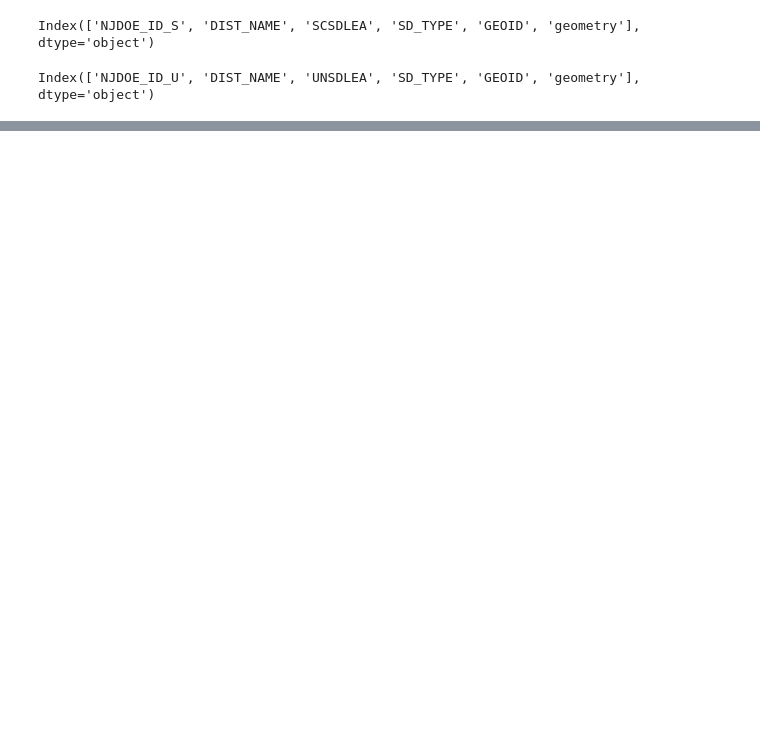
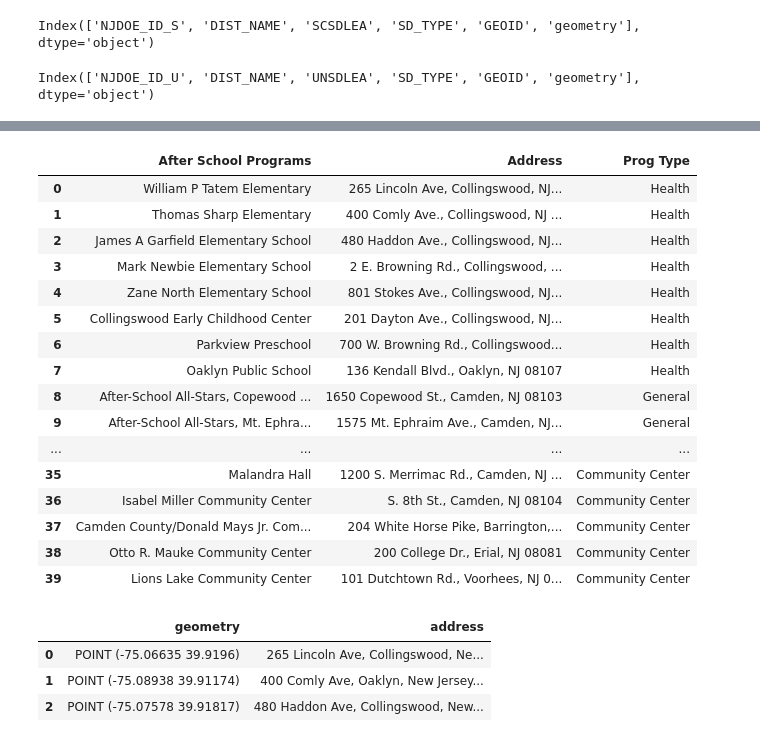
Before and after one commit to MhiyaJ/My-GIS-Stuff, a Jupyter notebook: CCHSDistrict.ipynb, the cells around one changed output, grey strips where cells are left out. Drawn from its saved outputs; the diff is of its cells as text; code cells hidden in the pictures; blank space fills up the shorter version.

```diff
--- a/CCHSDistrict.ipynb
+++ b/CCHSDistrict.ipynb
@@ -103,0 +143,2 @@ cchs.plot(column='type', legend=True, figsize=(10,10))
+# %%
+PrgXls = pd.read_excel('https://github.com/MhiyaJ/My-GIS-Stuff/raw/refs/heads/main/After%20School%20Programs.2.xlsx')
@@ -103,0 +154,34 @@ cchs.plot(column='type', legend=True, figsize=(10,10))
+# %%
+#Rename columns and separated program types
+PrgXls = PrgXls.rename(columns={'Unnamed: 2': 'Prog Type'})
+PrgXls
+# %% [output]
+|  | After School Programs | Address | Prog Type |
+| 0 | William P Tatem Elementary | 265 Lincoln Ave, Collingswood, NJ... | Health |
+| 1 | Thomas Sharp Elementary | 400 Comly Ave., Collingswood, NJ ... | Health |
+| 2 | James A Garfield Elementary School | 480 Haddon Ave., Collingswood, NJ... | Health |
+| 3 | Mark Newbie Elementary School | 2 E. Browning Rd., Collingswood, ... | Health |
+| 4 | Zane North Elementary School | 801 Stokes Ave., Collingswood, NJ... | Health |
+| 5 | Collingswood Early Childhood Center | 201 Dayton Ave., Collingswood, NJ... | Health |
+| 6 | Parkview Preschool | 700 W. Browning Rd., Collingswood... | Health |
+| 7 | Oaklyn Public School | 136 Kendall Blvd., Oaklyn, NJ 08107 | Health |
+| 8 | After-School All-Stars, Copewood ... | 1650 Copewood St., Camden, NJ 08103 | General |
+| 9 | After-School All-Stars, Mt. Ephra... | 1575 Mt. Ephraim Ave., Camden, NJ... | General |
+| ... | ... | ... | ... |
+| 35 | Malandra Hall | 1200 S. Merrimac Rd., Camden, NJ ... | Community Center |
+| 36 | Isabel Miller Community Center | S. 8th St., Camden, NJ 08104 | Community Center |
+| 37 | Camden County/Donald Mays Jr. Com... | 204 White Horse Pike, Barrington,... | Community Center |
+| 38 | Otto R. Mauke Community Center | 200 College Dr., Erial, NJ 08081 | Community Center |
+| 39 | Lions Lake Community Center | 101 Dutchtown Rd., Voorhees, NJ 0... | Community Center |
+# %%
+# Combine 'Address' and 'City' into a single string for better geocoding accuracy
+full_addresses = PrgXls['Address'].astype(str) + ", New Jersey"
+
+# Geocode using 'arcgis' provider to avoid Nominatim's strict 429 rate limiting
+geo = geocode(full_addresses, provider='arcgis', timeout=10)
+geo.head(3)
+# %% [output]
+|  | geometry | address |
+| 0 | POINT (-75.06635 39.9196) | 265 Lincoln Ave, Collingswood, Ne... |
+| 1 | POINT (-75.08938 39.91174) | 400 Comly Ave, Oaklyn, New Jersey... |
+| 2 | POINT (-75.07578 39.91817) | 480 Haddon Ave, Collingswood, New... |
```
Also changed, not shown: parts of 11 cells of this notebook.
